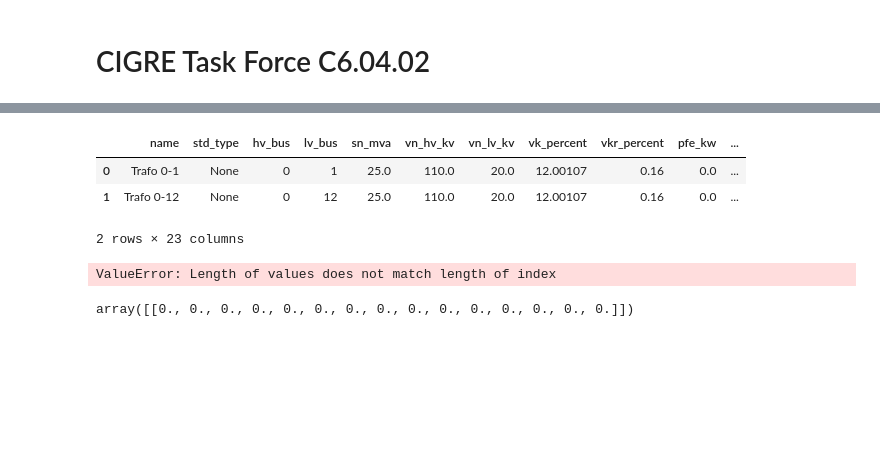
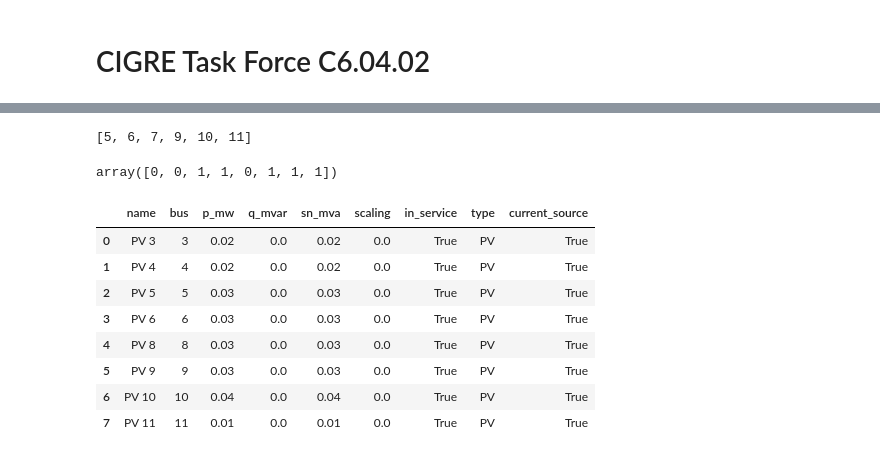
Before and after one commit to chaweewatp/norheastern_work_2, a Jupyter notebook: 8_test_system.ipynb, the cells around one changed output, grey strips where cells are left out. Drawn from its saved outputs; the diff is of its cells as text; code cells hidden in the pictures; blank space fills up the shorter version.

```diff
--- a/8_test_system.ipynb
+++ b/8_test_system.ipynb
@@ -174,0 +220,10 @@ plt.show()
+# %%
+for bus in bus_has_solar_PV:
+    sum_value=np.array([])
+    for period in my_bkps[:-1]:
+    #     print(period)
+        value=(p_mw[1:][:,bus][period-1]-p_mw[1:][:,bus][period])/(scaling_for_solar[0][period-1]-scaling_for_solar[0][period])
+        if scaling_for_solar[0][period-1]-scaling_for_solar[0][period] !=0:
+    #         print(value)
+            sum_value = np.append(sum_value, value)
+    print('bus :', bus, 'has solar PV size: ', sum_value.sum()/len(sum_value))
@@ -176,8 +245,10 @@ plt.show()
 # CIGRE Task Force C6.04.02
 # %%
 #modelling duck curve pattern for solar PV generation
-scaling_for_solar=np.array([0,0,0,0,0,0,0.02,0.1,0.3,0.5,0.7,0.8,0.9,1.0,1.0,0.8,0.7,0.4,0.2,0,0,0,0,0])
-scaling_for_solar=np.array([np.random.normal(item, 0.01, 60) if item !=0 else np.zeros(60) for item in scaling_for_solar])
+scaling_for_solar=np.array([0,0,0,0,0,0,0.02,0.1,0.3,0.5,0.7,0.8,0.8,1.0,1.0,0.8,0.7,0.4,0.2,0,0,0,0,0,0])
+# scaling_for_solar=np.array([np.random.normal(item, 0.01, 60) if item !=0 else np.zeros(60) for item in scaling_for_solar])
+scaling_for_solar=np.array([np.random.normal(item, 0.05, 1)[0] if item !=0 else np.zeros(1)[0] for ind in range(len(scaling_for_solar)-1) for item in np.linspace(scaling_for_solar[ind], scaling_for_solar[ind+1],60)])
+scaling_for_solar=np.array([value if value >0 else np.zeros(1)[0] for value in scaling_for_solar])
 scaling_for_solar.shape=(1,24*60)
 scaling_for_load=np.array([0.3,0.2,0.15,0.15, 0.2,0.25,
                           0.4,0.5,0.6,0.7,0.4,0.5,0.6,
@@ -195,0 +262,4 @@ scaling_for_load.shape=(1,24*60)
+# %%
+scaling_for_solar[0][800:805]=0.1
+scaling_for_solar[0][705:710]=0.1
+scaling_for_solar[0][677:682]=0.1
@@ -204,25 +281,32 @@ lower_trafo_accuracy=0.97
 # %%
 list_bus_meas=[0,1,2,3,4,5,6,7,8,9,10,11,12,13,14]
 list_line_meas=[0,1,2,3,4,5,6,7,8,9,10,11,12,13,14]
-list_transfo_meas[0,1]
+list_transfo_meas=[0,1]
 df_measurement=pd.DataFrame()
 df_measurement['meas_type']=['v']*len(list_bus_meas)+['p','q','i']*len(list_line_meas)+['p','q','i']*len(list_transfo_meas)
 df_measurement['element_type']=['bus']*len(list_bus_meas)+['line','line','line']*len(list_line_meas)+['trafo','trafo','trafo']*len(list_transfo_meas)
 df_measurement['element']=[item for item in list_bus_meas]+[item for item in list_line_meas for x in range(3)]+[item for item in list_transfo_meas for x in range(3)]
 df_measurement['side']=['None']*len(list_bus_meas)+['from','from','from']*len(list_line_meas)+['to','to','to']*len(list_transfo_meas)
 p_mw=np.array([np.zeros(15)])
+
+
 net = pn.create_cigre_network_mv(with_der="pv_wind")
+zero_inject_bus= list(set(net.bus.index).difference(set(np.where(net.gen.p_mw!=0)[0]).union(set(net.load.bus)).union(net.ext_grid.bus).union(net.shunt.bus)))
 net.load.drop([0,8], axis=0, inplace=True)
 net.load.reset_index(drop=True, inplace=True)
+net.sgen.drop([8], axis=0, inplace=True)
+net.sgen.reset_index(drop=True, inplace=True)
 net.switch.closed=[True]*2+[True]*2+[True]*2+[True]*2
-pv_location=np.random.randint(2, size=9)
+pv_location=np.random.randint(2, size=8)
+
 print(pv_location)
 for scaling_solar, load_scaling in tqdm(zip(scaling_for_solar[0],scaling_for_load[0]), total=len(scaling_for_solar[0])):
     net.sgen.scaling=scaling_solar*pv_location
     net.load.scaling[:]=load_scaling
     pp.runpp(net)
     df_measurement, net = create_measurement_unit(df_measurement, net)
-    success = estimate(net, init="flat")
+    success = estimate(net, init="flat", zero_injection=zero_inject_bus)
+#     print(net.res_bus-net.res_bus_est)
     new_mw=np.array([[item for item in net.res_bus_est.p_mw[:]]])
     p_mw=np.concatenate((p_mw, new_mw), axis=0)
 # %% [output]
@@ -230,20 +344,20 @@ for scaling_solar, load_scaling in tqdm(zip(scaling_for_solar[0],scaling_for_loa
+# %%
+bus_has_solar_PV
+# %% [output]
+[5, 6, 7, 9, 10, 11]
+# %%
+pv_location
+# %% [output]
+array([0, 0, 1, 1, 0, 1, 1, 1])
 # %%
-net.trafo
+net.sgen
 # %% [output]
-|  | name | std_type | hv_bus | lv_bus | sn_mva | vn_hv_kv | vn_lv_kv | vk_percent | vkr_percent | pfe_kw | ... |
-| 0 | Trafo 0-1 | None | 0 | 1 | 25.0 | 110.0 | 20.0 | 12.00107 | 0.16 | 0.0 | ... |
-| 1 | Trafo 0-12 | None | 0 | 12 | 25.0 | 110.0 | 20.0 | 12.00107 | 0.16 | 0.0 | ... |
+|  | name | bus | p_mw | q_mvar | sn_mva | scaling | in_service | type | current_source |
+| 0 | PV 3 | 3 | 0.02 | 0.0 | 0.02 | 0.0 | True | PV | True |
+| 1 | PV 4 | 4 | 0.02 | 0.0 | 0.02 | 0.0 | True | PV | True |
+| 2 | PV 5 | 5 | 0.03 | 0.0 | 0.03 | 0.0 | True | PV | True |
+| 3 | PV 6 | 6 | 0.03 | 0.0 | 0.03 | 0.0 | True | PV | True |
+| 4 | PV 8 | 8 | 0.03 | 0.0 | 0.03 | 0.0 | True | PV | True |
+| 5 | PV 9 | 9 | 0.03 | 0.0 | 0.03 | 0.0 | True | PV | True |
+| 6 | PV 10 | 10 | 0.04 | 0.0 | 0.04 | 0.0 | True | PV | True |
+| 7 | PV 11 | 11 | 0.01 | 0.0 | 0.01 | 0.0 | True | PV | True |
-2 rows × 23 columns
-# %%
-df=pd.DataFrame()
-df['solar_irradiation']=scaling_for_solar[0][7*60:-5*60]
-for bus in range(0,len(p_mw[0])):
-    df['bus{}'.format(bus)]=p_mw[:,bus][1:][7*60:-5*60]
-    corr=df['solar_irradiation'].corr(df['bus{}'.format(bus)])
-    print('correlation at bus {} is: {}'.format(bus, corr))
-# %% [output]
-ValueError: Length of values does not match length of index
-# %%
-p_mw
-# %% [output]
-array([[0., 0., 0., 0., 0., 0., 0., 0., 0., 0., 0., 0., 0., 0., 0.]])
```
Also changed, not shown: parts of 39 cells of this notebook, 16 other files.
